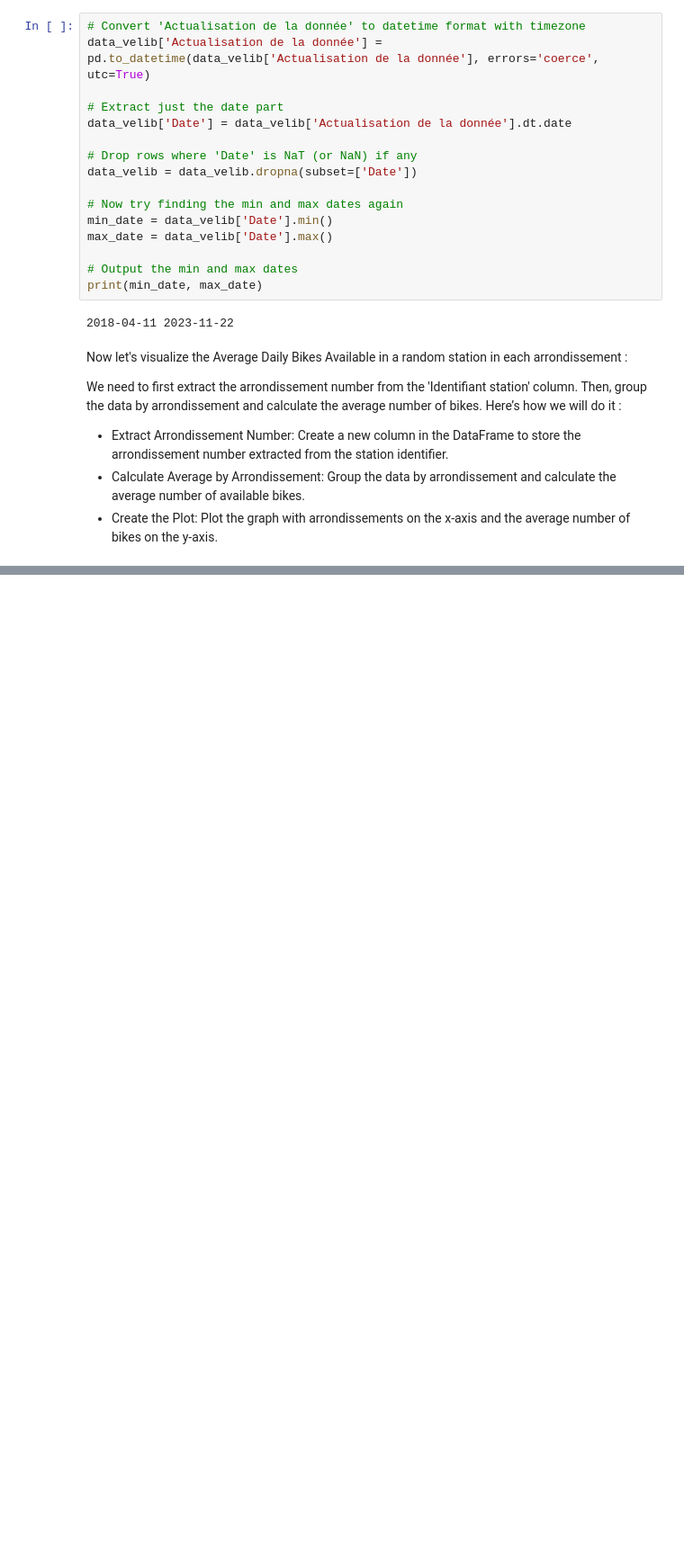
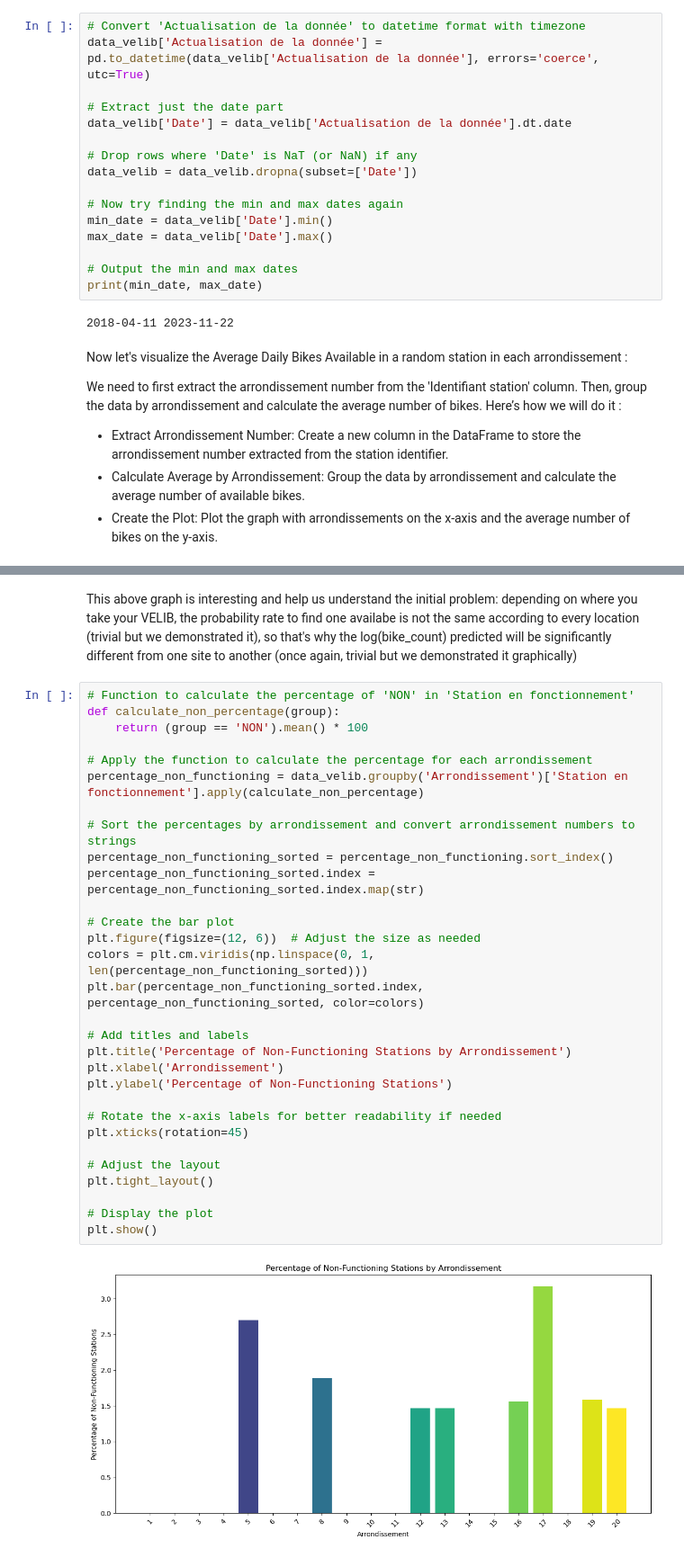
Before and after one commit to schronic/predicting_bike_traffic, a Jupyter notebook: EDA_for_velib_dataset.ipynb, the cells around one changed output, grey strips where cells are left out. Shown at 90% size. Saved outputs shown, nothing was run; the diff lists cells and outputs as text; blank space fills up the shorter version.

Commit message:
finished eda for velib

```diff
--- a/EDA_for_velib_dataset.ipynb
+++ b/EDA_for_velib_dataset.ipynb
@@ -130,0 +138,34 @@ plt.show()
+# %% [markdown]
+This above graph is interesting and help us understand the initial problem: depending on where you take your VELIB, the probability rate to find one availabe is not the same according to every location (trivial but we demonstrated it), so that's why the log(bike_count) predicted will be significantly different from one site to another (once again, trivial but we demonstrated it graphically)
+# %%
+# Function to calculate the percentage of 'NON' in 'Station en fonctionnement'
+def calculate_non_percentage(group):
+    return (group == 'NON').mean() * 100
+
+# Apply the function to calculate the percentage for each arrondissement
+percentage_non_functioning = data_velib.groupby('Arrondissement')['Station en fonctionnement'].apply(calculate_non_percentage)
+
+# Sort the percentages by arrondissement and convert arrondissement numbers to strings
+percentage_non_functioning_sorted = percentage_non_functioning.sort_index()
+percentage_non_functioning_sorted.index = percentage_non_functioning_sorted.index.map(str)
+
+# Create the bar plot
+plt.figure(figsize=(12, 6))  # Adjust the size as needed
+colors = plt.cm.viridis(np.linspace(0, 1, len(percentage_non_functioning_sorted)))
+plt.bar(percentage_non_functioning_sorted.index, percentage_non_functioning_sorted, color=colors)
+
+# Add titles and labels
+plt.title('Percentage of Non-Functioning Stations by Arrondissement')
+plt.xlabel('Arrondissement')
+plt.ylabel('Percentage of Non-Functioning Stations')
+
+# Rotate the x-axis labels for better readability if needed
+plt.xticks(rotation=45)
+
+# Adjust the layout
+plt.tight_layout()
+
+# Display the plot
+plt.show()
+# %% [output]
+[figure, added]
```
Also changed, not shown: parts of 10 cells of this notebook.
